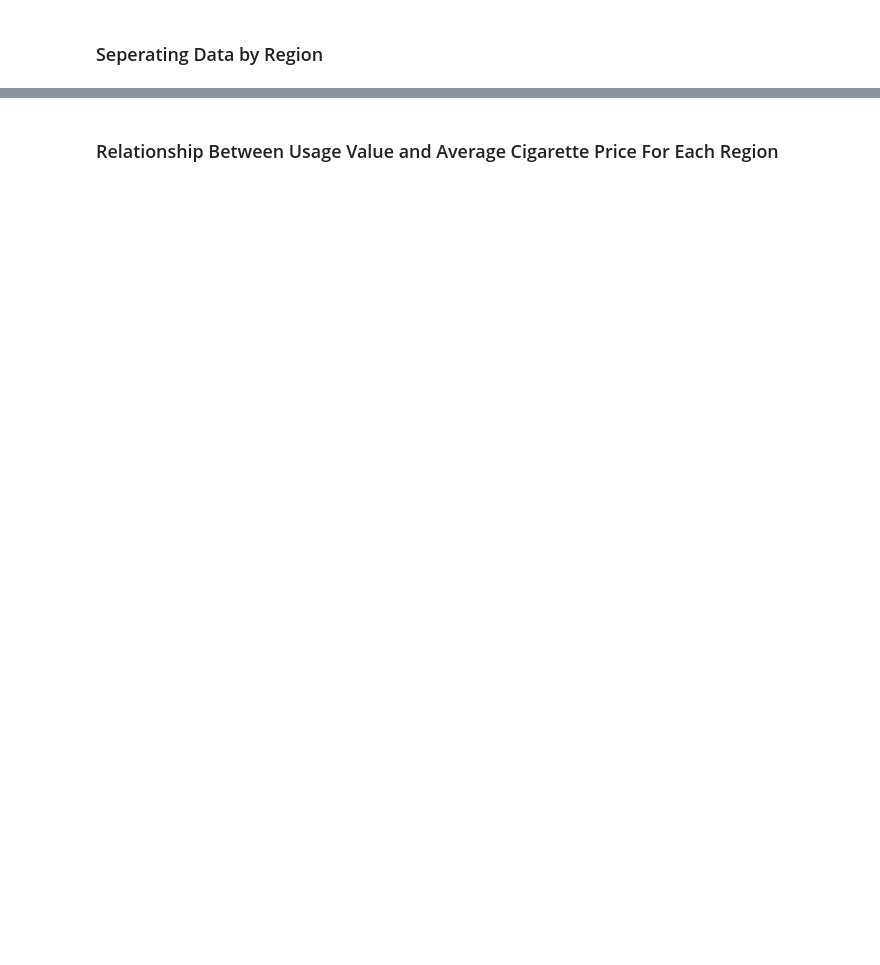
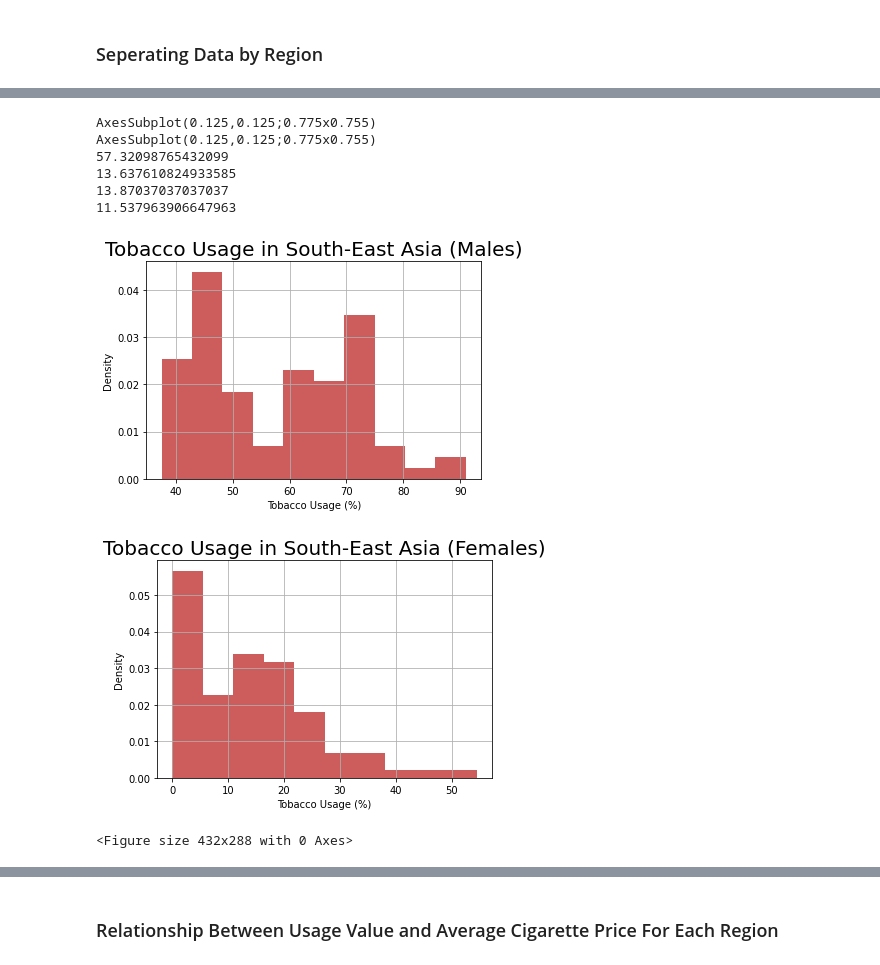
Before and after one commit to aidanwc2/Team_3, a Jupyter notebook: report.ipynb, the cells around one changed output, grey strips where cells are left out. Cells and saved outputs as stored; diff of their text form; code cells hidden in the pictures; blank space fills up the shorter version.

```diff
--- a/report.ipynb
+++ b/report.ipynb
@@ -106,0 +91,29 @@ AxesSubplot(0.125,0.125;0.775x0.755)
+# %%
+df_AsiaM = df_Asia[df_Asia["Gender"] == "Male"]
+df_AsiaF = df_Asia[df_Asia["Gender"] == "Female"]
+
+print(df_AsiaM["Value"].hist(density = True,color = 'indianred'))
+plt.title('Tobacco Usage in South-East Asia (Males)', fontsize=20)
+plt.xlabel('Tobacco Usage (%)')
+plt.ylabel('Density')
+plt.figure()
+print(df_AsiaF["Value"].hist(density = True,color = 'indianred'))
+plt.title('Tobacco Usage in South-East Asia (Females)', fontsize=20)
+plt.xlabel('Tobacco Usage (%)')
+plt.ylabel('Density')
+plt.figure()
+
+print(df_AsiaM["Value"].mean())
+print(df_AsiaM["Value"].std())
+print(df_AsiaF["Value"].mean())
+print(df_AsiaF["Value"].std())
+# %% [output]
+AxesSubplot(0.125,0.125;0.775x0.755)
+AxesSubplot(0.125,0.125;0.775x0.755)
+57.32098765432099
+13.637610824933585
+13.87037037037037
+11.537963906647963
+[figure, added]
+[figure, added]
+<Figure size 432x288 with 0 Axes>
```
Also changed, not shown: parts of 34 cells of this notebook, 4 other files.
